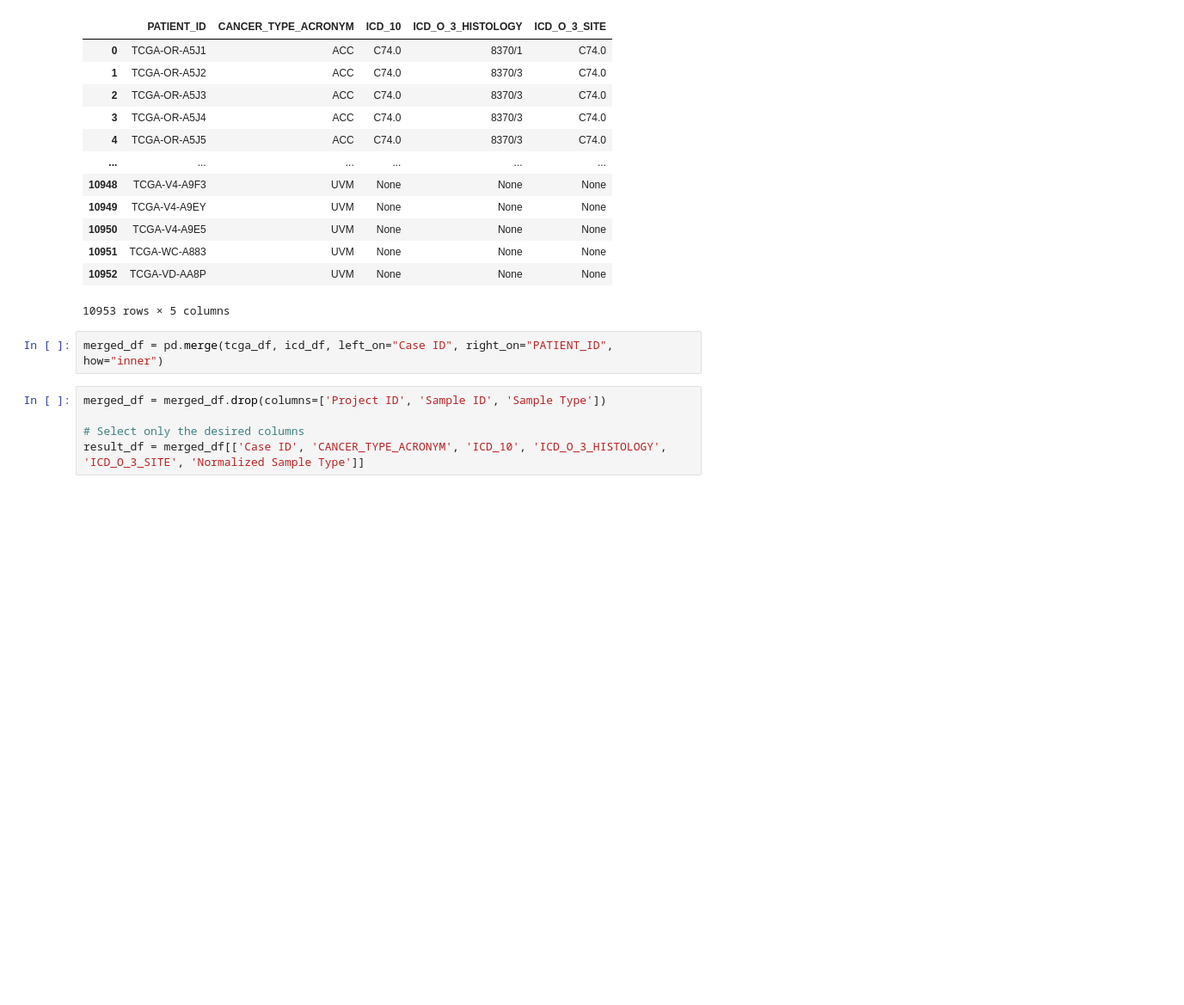
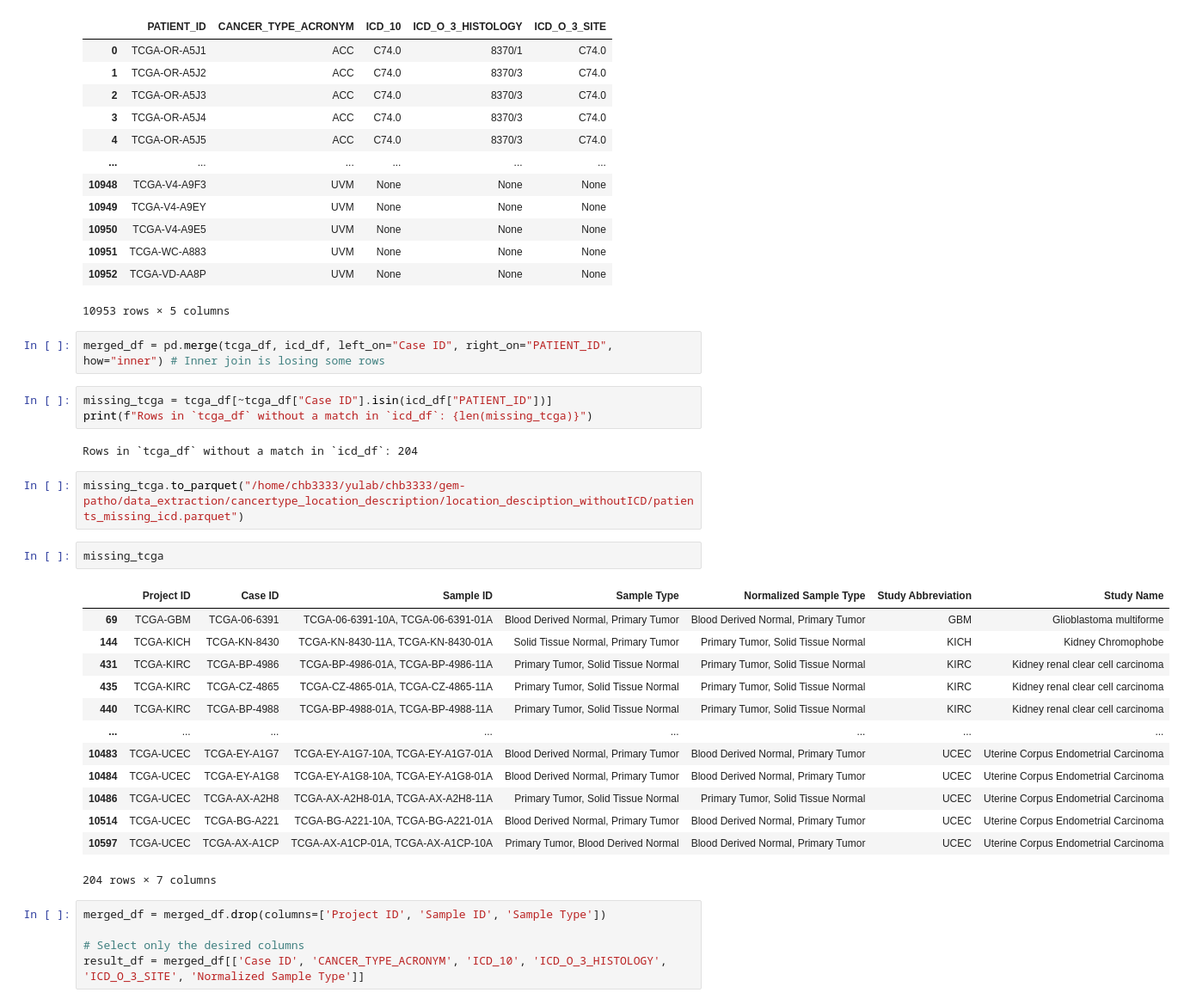
Before and after one commit to cjbucher/Gem-Patho, a Jupyter notebook: data_extraction/cancertype_location_description/create_location_metadata_df.ipynb, the cells around one changed output. Shown at 86% size. Cells and saved outputs as stored; diff of their text form; blank space fills up the shorter version.

```diff
--- a/data_extraction/cancertype_location_description/create_location_metadata_df.ipynb
+++ b/data_extraction/cancertype_location_description/create_location_metadata_df.ipynb
@@ -94,7 +94,30 @@ icd_df
 | 10952 | TCGA-VD-AA8P | UVM | None | None | None |
 10953 rows × 5 columns
 # %%
-merged_df = pd.merge(tcga_df, icd_df, left_on="Case ID", right_on="PATIENT_ID", how="inner")
+merged_df = pd.merge(tcga_df, icd_df, left_on="Case ID", right_on="PATIENT_ID", how="inner") # Inner join is losing some rows
+# %%
+missing_tcga = tcga_df[~tcga_df["Case ID"].isin(icd_df["PATIENT_ID"])]
+print(f"Rows in `tcga_df` without a match in `icd_df`: {len(missing_tcga)}")
+# %% [output]
+Rows in `tcga_df` without a match in `icd_df`: 204
+# %%
+missing_tcga.to_parquet("/home/chb3333/yulab/chb3333/gem-patho/data_extraction/cancertype_location_description/location_desciption_withoutICD/patients_missing_icd.parquet")
+# %%
+missing_tcga
+# %% [output]
+|  | Project ID | Case ID | Sample ID | Sample Type | Normalized Sample Type | Study Abbreviation | Study Name |
+| 69 | TCGA-GBM | TCGA-06-6391 | TCGA-06-6391-10A, TCGA-06-6391-01A | Blood Derived Normal, Primary Tumor | Blood Derived Normal, Primary Tumor | GBM | Glioblastoma multiforme |
+| 144 | TCGA-KICH | TCGA-KN-8430 | TCGA-KN-8430-11A, TCGA-KN-8430-01A | Solid Tissue Normal, Primary Tumor | Primary Tumor, Solid Tissue Normal | KICH | Kidney Chromophobe |
+| 431 | TCGA-KIRC | TCGA-BP-4986 | TCGA-BP-4986-01A, TCGA-BP-4986-11A | Primary Tumor, Solid Tissue Normal | Primary Tumor, Solid Tissue Normal | KIRC | Kidney renal clear cell carcinoma |
+| 435 | TCGA-KIRC | TCGA-CZ-4865 | TCGA-CZ-4865-01A, TCGA-CZ-4865-11A | Primary Tumor, Solid Tissue Normal | Primary Tumor, Solid Tissue Normal | KIRC | Kidney renal clear cell carcinoma |
+| 440 | TCGA-KIRC | TCGA-BP-4988 | TCGA-BP-4988-01A, TCGA-BP-4988-11A | Primary Tumor, Solid Tissue Normal | Primary Tumor, Solid Tissue Normal | KIRC | Kidney renal clear cell carcinoma |
+| ... | ... | ... | ... | ... | ... | ... | ... |
+| 10483 | TCGA-UCEC | TCGA-EY-A1G7 | TCGA-EY-A1G7-10A, TCGA-EY-A1G7-01A | Blood Derived Normal, Primary Tumor | Blood Derived Normal, Primary Tumor | UCEC | Uterine Corpus Endometrial Carcinoma |
+| 10484 | TCGA-UCEC | TCGA-EY-A1G8 | TCGA-EY-A1G8-10A, TCGA-EY-A1G8-01A | Blood Derived Normal, Primary Tumor | Blood Derived Normal, Primary Tumor | UCEC | Uterine Corpus Endometrial Carcinoma |
+| 10486 | TCGA-UCEC | TCGA-AX-A2H8 | TCGA-AX-A2H8-01A, TCGA-AX-A2H8-11A | Primary Tumor, Solid Tissue Normal | Primary Tumor, Solid Tissue Normal | UCEC | Uterine Corpus Endometrial Carcinoma |
+| 10514 | TCGA-UCEC | TCGA-BG-A221 | TCGA-BG-A221-10A, TCGA-BG-A221-01A | Blood Derived Normal, Primary Tumor | Blood Derived Normal, Primary Tumor | UCEC | Uterine Corpus Endometrial Carcinoma |
+| 10597 | TCGA-UCEC | TCGA-AX-A1CP | TCGA-AX-A1CP-01A, TCGA-AX-A1CP-10A | Primary Tumor, Blood Derived Normal | Blood Derived Normal, Primary Tumor | UCEC | Uterine Corpus Endometrial Carcinoma |
+204 rows × 7 columns
 # %%
 merged_df = merged_df.drop(columns=['Project ID', 'Sample ID', 'Sample Type'])
 
```
Also changed, not shown: 4 other files.
